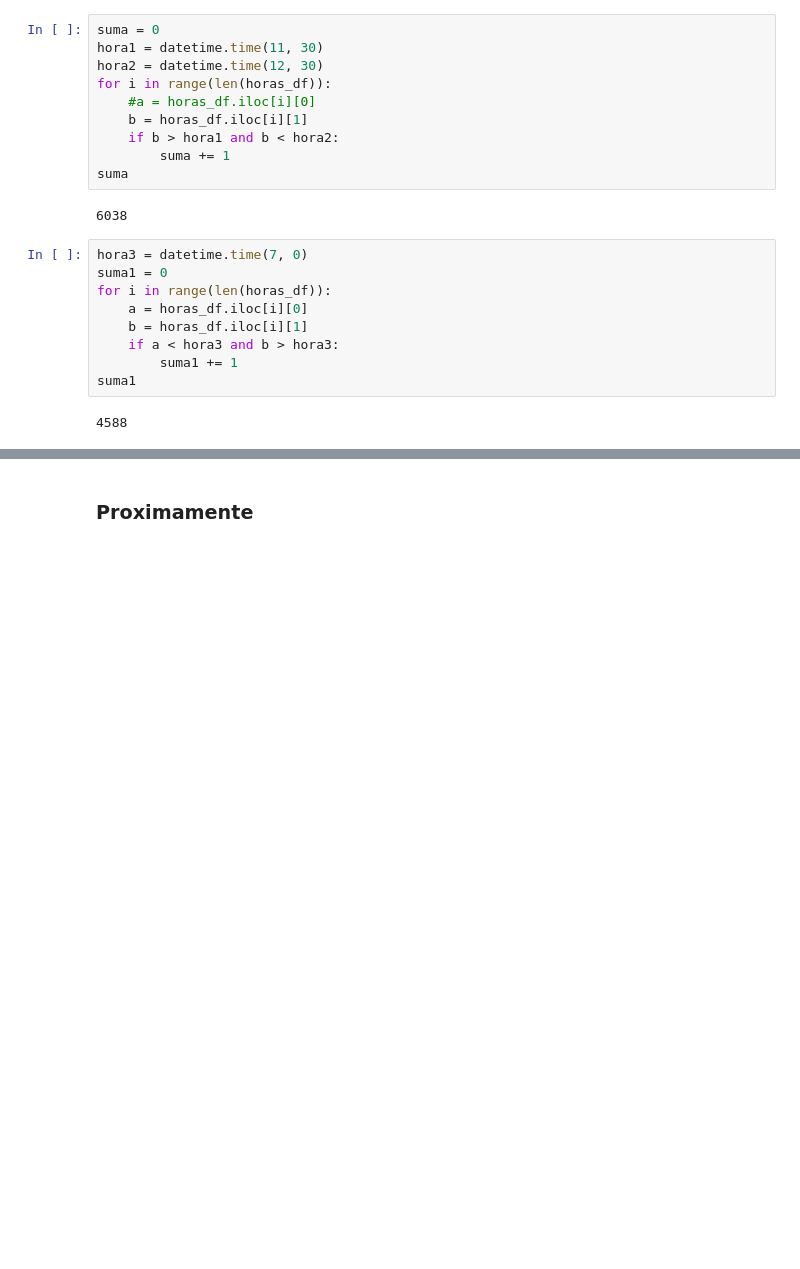
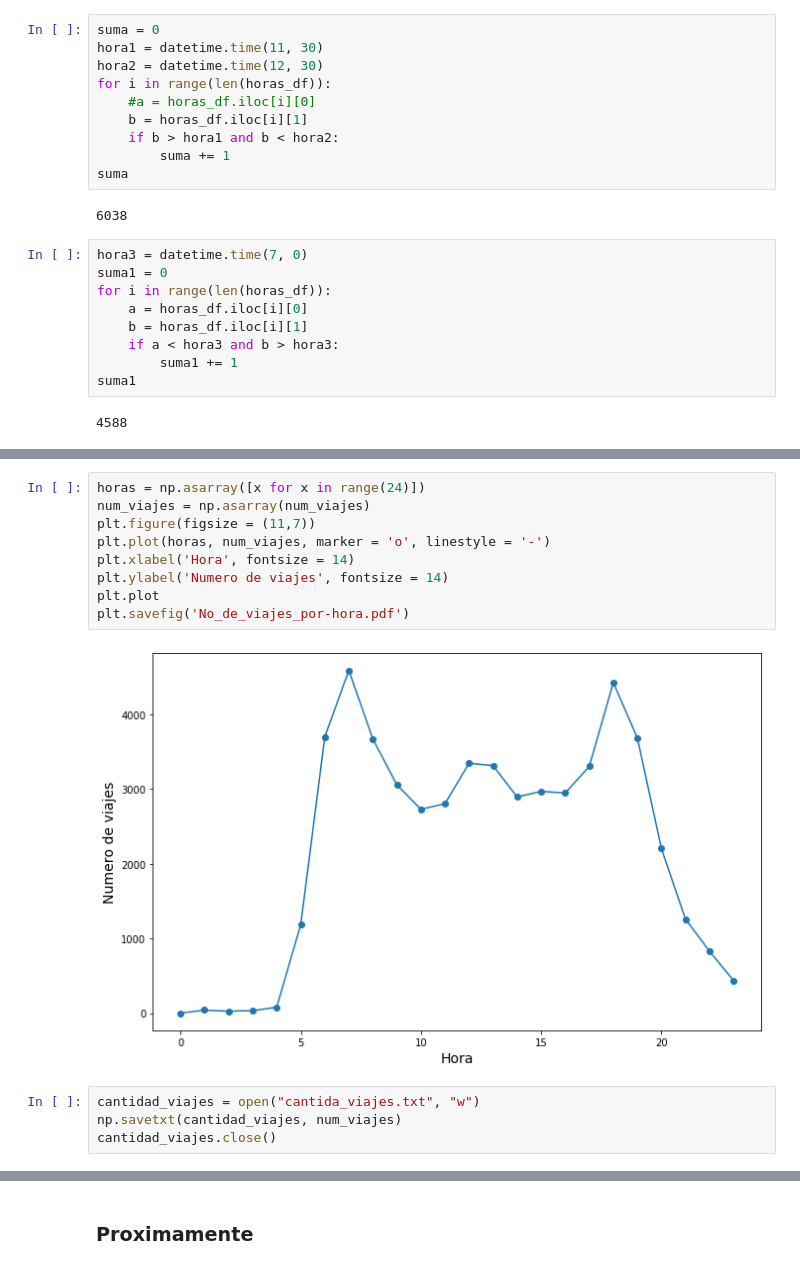
Before and after one commit to saramirezva/Tesis-congestion-Bogota, a Jupyter notebook: Congestion.ipynb, the cells around one changed output, grey strips where cells are left out. Drawn from its saved outputs; the diff is of its cells as text; blank space fills up the shorter version.

```diff
--- a/Congestion.ipynb
+++ b/Congestion.ipynb
@@ -244,0 +259,15 @@ suma1
+# %%
+horas = np.asarray([x for x in range(24)])
+num_viajes = np.asarray(num_viajes)
+plt.figure(figsize = (11,7))
+plt.plot(horas, num_viajes, marker = 'o', linestyle = '-')
+plt.xlabel('Hora', fontsize = 14)
+plt.ylabel('Numero de viajes', fontsize = 14)
+plt.plot
+plt.savefig('No_de_viajes_por-hora.pdf')
+# %% [output]
+[figure, added]
+# %%
+cantidad_viajes = open("cantida_viajes.txt", "w")
+np.savetxt(cantidad_viajes, num_viajes)
+cantidad_viajes.close()
```
Also changed, not shown: parts of 8 cells of this notebook.
